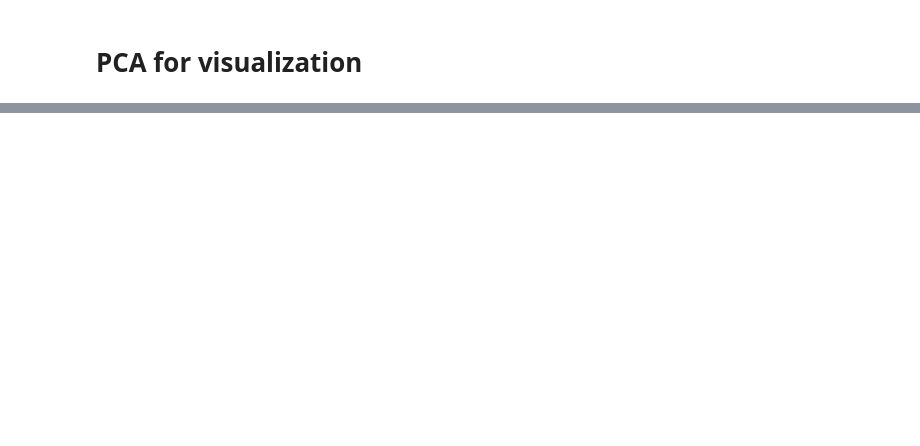
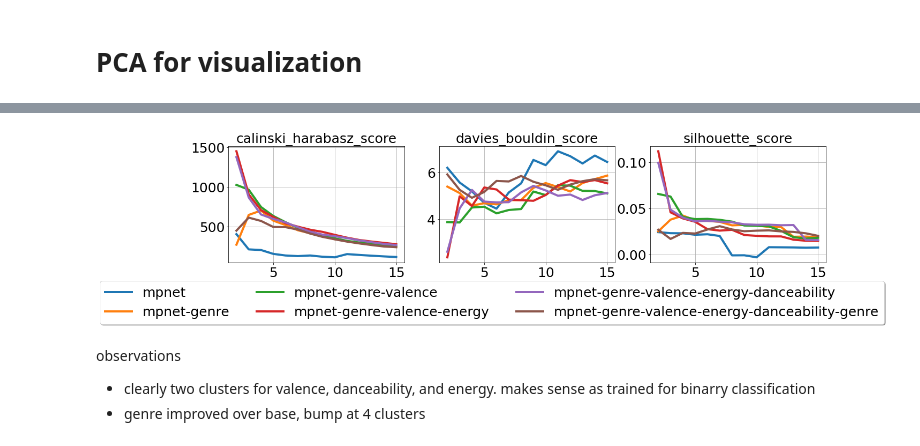
Before and after one commit to ebezzam/lyrics-mir, a Jupyter notebook: notebooks/4_clustering_embeddings.ipynb, the cells around one changed output, grey strips where cells are left out. Saved outputs shown, nothing was run; the diff lists cells and outputs as text; code cells hidden in the pictures; blank space fills up the shorter version.

```diff
--- a/notebooks/4_clustering_embeddings.ipynb
+++ b/notebooks/4_clustering_embeddings.ipynb
@@ -291,8 +216,0 @@ silhouette_score :  0.031161945
-# %%
-f, ax = plt.subplots(1, 3, figsize=(15, 3))
-ax[0].plot(n_cluster_vals, ch)
-ax[0].set_title("calinski_harabasz_score")
-ax[1].plot(n_cluster_vals, db)
-ax[1].set_title("davies_bouldin_score")
-ax[2].plot(n_cluster_vals, sh)
-ax[2].set_title("silhouette_score");
@@ -324,0 +559,49 @@ plt.legend()
+# %%
+FONTSIZE = 25
+LINEWIDTH = 4
+scale = "linear"
+matplotlib.rc('font', size=FONTSIZE)
+matplotlib.rc('axes', titlesize=FONTSIZE)
+
+
+f, ax = plt.subplots(1, 3, figsize=(20, 4))
+model2label = {
+    "all-mpnet-base-v2": "mpnet",
+    "all-mpnet-base-v2-finetuned-genre_unfrozen_base-checkpoint-1735/checkpoint-1735": "mpnet-genre",
+
+#     "all-mpnet-base-v2-finetuned-valence_quant2_unfrozen_base-checkpoint-1735/checkpoint-347": "mpnet-valence",
+#     "all-mpnet-base-v2-finetuned-danceability_quant2_unfrozen_base-checkpoint-1735/checkpoint-694": "mpnet-danceability",
+#     "all-mpnet-base-v2-finetuned-energy_quant2_unfrozen_base-checkpoint-1388/checkpoint-1388": "mpnet-energy",
+
+    "mpnet-genre-valence-finetuned/checkpoint-1041": "mpnet-genre-valence",
+    "mpnet-genre-valence-energy-finetuned/checkpoint-694": "mpnet-genre-valence-energy",
+    "mpnet-genre-valence-energy-danceability-finetuned/checkpoint-1041": "mpnet-genre-valence-energy-danceability",
+    "mpnet-genre-valence-energy-danceability-genre-finetuned/checkpoint-1041": "mpnet-genre-valence-energy-danceability-genre",
+
+#     "all-distilroberta-v1": "distilroberta",
+#     "all-distilroberta-v1-finetuned-genre_unfrozen_base-checkpoint-1735/checkpoint-1735": "distilroberta-genre",
+#     "embeddings/simsiam_mpnet.npy": "simsiam_mpnet",
+#     "embeddings/simsiam_distilroberta.npy": "simsiam_distilroberta"
+}
+
+for _model in model2label:
+    ax[0].plot(n_cluster_vals, ch[_model], label=model2label[_model], linewidth=LINEWIDTH)
+    ax[0].set_title("calinski_harabasz_score")
+    ax[0].set_yscale(scale)
+    ax[0].grid(True)
+    ax[1].plot(n_cluster_vals, db[_model], label=model2label[_model], linewidth=LINEWIDTH)
+    ax[1].set_title("davies_bouldin_score")
+    ax[1].set_yscale(scale)
+    ax[1].grid(True)
+    ax[2].plot(n_cluster_vals, sh[_model], label=model2label[_model], linewidth=LINEWIDTH)
+    ax[2].set_title("silhouette_score")
+    ax[2].grid(True)
+#     ax[2].set_ylim([-1, 1])
+#     ax[2].legend();
+    ax[0].legend(loc='upper center', bbox_to_anchor=(1.5, -0.1), fancybox=True, shadow=True, ncol=3)
+# %% [output]
+[figure, added]
+# %% [markdown]
+observations
+- clearly two clusters for valence, danceability, and energy. makes sense as trained for binarry classification
+- genre improved over base, bump at 4 clusters
```
Also changed, not shown: parts of 22 cells of this notebook, 10 other files.
